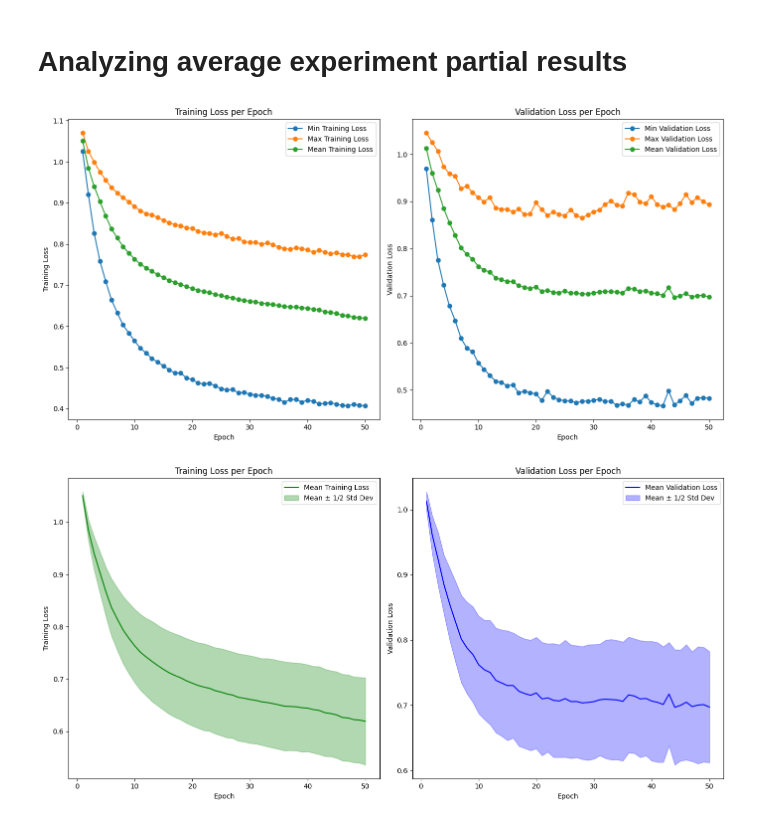
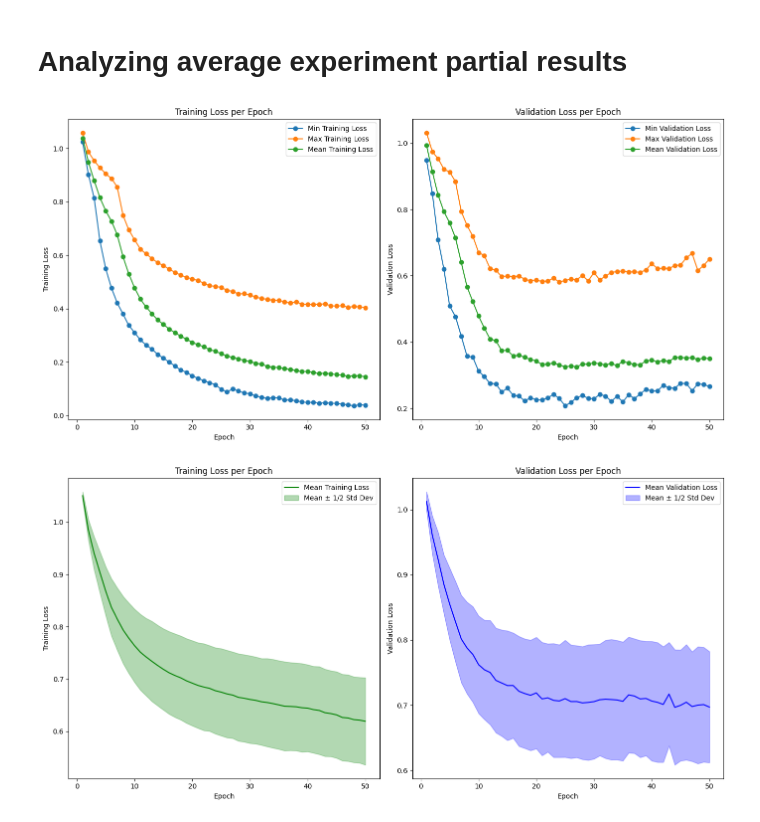
Before and after one commit to yeray142/QDraw, a Jupyter notebook: notebooks/average_experiment.ipynb, the cells around one changed output. Drawn from its saved outputs; the diff is of its cells as text; code cells hidden in the pictures.

```diff
--- a/notebooks/average_experiment.ipynb
+++ b/notebooks/average_experiment.ipynb
@@ -6,7 +6,7 @@ import re
 import matplotlib.pyplot as plt
 
 # Read the data from the text file
-file_path = 'quantum_lstm_3class_2edition_qfixed.txt'
+file_path = 'average_separable.txt'
 with open(file_path, 'r') as file:
     lines = file.readlines()
 
@@ -16,7 +16,7 @@ for line in lines:
     match = re.search(r'Iteration (\d+), Epoch (\d+), Accuracy: ([\d\.]+), Loss: ([\d\.]+), Validation Accuracy: ([\d\.]+), Validation Loss: ([\d\.]+)', line)
     if match:
         iteration = int(match.group(1))
-        if iteration not in [1, 3]:  # Skip iteration 1 and 3
+        if iteration not in [4, 6]:  # Skip iteration 4 and 6
             epoch = int(match.group(2))
             accuracy = float(match.group(3))
             loss = float(match.group(4))
@@ -35,34 +35,34 @@ grouped = df.groupby('Epoch').agg({
 
 # Flatten the MultiIndex columns
 grouped.columns = ['Epoch', 'Loss_min', 'Loss_max', 'Loss_mean', 'Val_Loss_min', 'Val_Loss_max', 'Val_Loss_mean']
 
 # Plot the data
 plt.figure(figsize=(14, 7))
 
 # Training Loss
 plt.subplot(1, 2, 1)
 plt.plot(grouped['Epoch'], grouped['Loss_min'], label='Min Training Loss', marker='o')
 plt.plot(grouped['Epoch'], grouped['Loss_max'], label='Max Training Loss', marker='o')
 plt.plot(grouped['Epoch'], grouped['Loss_mean'], label='Mean Training Loss', marker='o')
 plt.xlabel('Epoch')
 plt.ylabel('Training Loss')
 plt.title('Training Loss per Epoch')
 plt.legend()
 
 # Validation Loss
 plt.subplot(1, 2, 2)
 plt.plot(grouped['Epoch'], grouped['Val_Loss_min'], label='Min Validation Loss', marker='o')
 plt.plot(grouped['Epoch'], grouped['Val_Loss_max'], label='Max Validation Loss', marker='o')
 plt.plot(grouped['Epoch'], grouped['Val_Loss_mean'], label='Mean Validation Loss', marker='o')
 plt.xlabel('Epoch')
 plt.ylabel('Validation Loss')
 plt.title('Validation Loss per Epoch')
 plt.legend()
 
 plt.tight_layout()
 plt.show()
 # %% [output]
-[figure, old version]
+[figure, new version]
 # %%
 import pandas as pd
 import re
```
Also changed, not shown: parts of 1 cell of this notebook, 11 other files.
